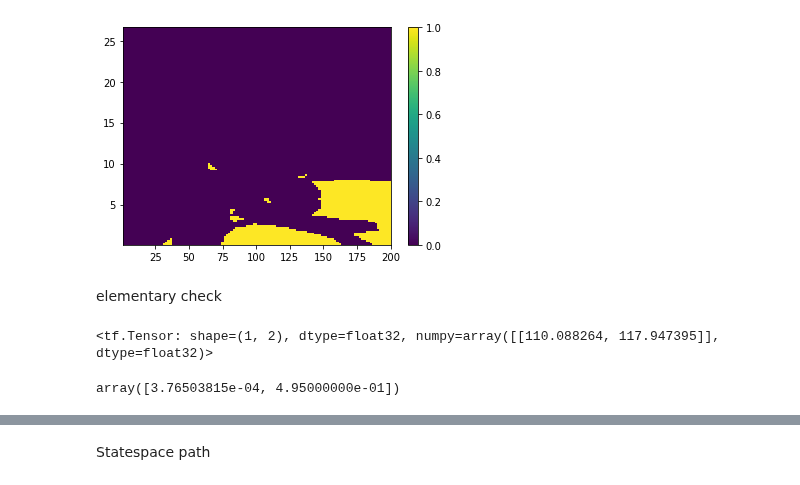
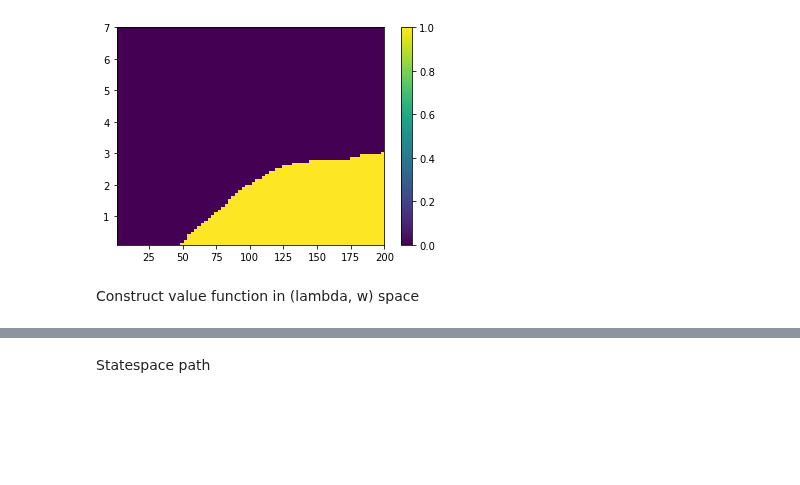
Before and after one commit to majkee15/credit_collections_rl, a Jupyter notebook: learning/notebooks/explore_learned_policies.ipynb, the cells around one changed output, grey strips where cells are left out. Drawn from its saved outputs; the diff is of its cells as text; code cells hidden in the pictures; blank space fills up the shorter version.

```diff
--- a/learning/notebooks/explore_learned_policies.ipynb
+++ b/learning/notebooks/explore_learned_policies.ipynb
@@ -34,5 +36,5 @@ Using TensorFlow backend.
 # %%
-name = 'DDQNFix'
+name = 'DDQN_10K'
 log_path = os.path.join(misc.RESOURCE_ROOT, 'models', name)
 logs = os.listdir(log_path)
 logs
@@ -74,0 +67,3 @@ agent.load(model_path)
+# %%
+agent = DQNAgent.load(model_path)
+agent.main_net.compile(loss='MSE')
@@ -75,17 +73,19 @@ agent.load(model_path)
 # %%
-w_points = 120
-l_points = 120
-
-w_normalized = np.linspace(0, 1, w_points)
-l_normalized = np.linspace(0, 1, l_points)
-l = np.linspace(environment.observation_space.low[0], environment.observation_space.high[0], l_points)
-w = np.linspace(environment.observation_space.low[1], environment.observation_space.high[1], w_points)
-wwn, lln = np.meshgrid(w_normalized, l_normalized)
-ww, ll = np.meshgrid(w, l)
-z = np.zeros_like(ww)
-p = np.zeros_like(ww)
-for i, xp in enumerate(w_normalized):
-    for j, yp in enumerate(l_normalized):
-        fixed_obs = np.array([yp, xp])
-        z[j, i] = np.amax(agent.main_net.predict_on_batch(fixed_obs[None, :]))
-        p[j, i] = environment.action(np.argmax(agent.main_net.predict_on_batch(fixed_obs[None,:])))
+def create_map(agent, lam_lim=7):
+    w_points = 80
+    l_points = 80
+    l = np.linspace(agent.env.observation_space.low[0], lam_lim, l_points)
+    w = np.linspace(agent.env.observation_space.low[1], agent.env.observation_space.high[1], w_points)
+    w_normalized = np.linspace(0, 1, w_points)
+    l_normalized = np.linspace(0, agent.env.observation((lam_lim,100))[0], l_points)
+    wwn, lln = np.meshgrid(w_normalized, l_normalized)
+    ww, ll = np.meshgrid(w, l)
+    z = np.zeros_like(ww)
+    p = np.zeros_like(ww)
+    for i, xp in enumerate(w_normalized):
+        for j, yp in enumerate(l_normalized):
+            fixed_obs = np.array([yp, xp])
+            z[j, i] = np.amax(agent.main_net.predict_on_batch(fixed_obs[None, :]))
+            p[j, i] = agent.env.action(np.argmax(agent.main_net.predict_on_batch(fixed_obs[None,:])))
+    return ww, ll, p, z
+ww, ll, aa, z = create_map(agent)
@@ -107,18 +100,6 @@ Text(0.5, 1.0, 'Simplest default with labels')
 # %%
-plt.pcolor(ww, ll, p)
+plt.pcolor(ww, ll, aa)
 plt.colorbar()
 plt.show()
 # %% [output]
-[figure, old version]
+[figure, new version]
-# %% [markdown]
-elementary check
-# %%
-fixed_obs = np.array([0.1, 100])
-obs = environment.observation(fixed_obs)
-agent.main_net.predict_on_batch(obs[None,:])
-# %% [output]
-<tf.Tensor: shape=(1, 2), dtype=float32, numpy=array([[110.088264, 117.947395]], dtype=float32)>
-# %%
-environment.observation((0.11,100))
-# %% [output]
-array([3.76503815e-04, 4.95000000e-01])
@@ -125 +137,3 @@ array([3.76503815e-04, 4.95000000e-01])
+# %% [markdown]
+Construct value function in (lambda, w) space
 # %%
```
Also changed, not shown: parts of 84 cells of this notebook, 15 other files.
